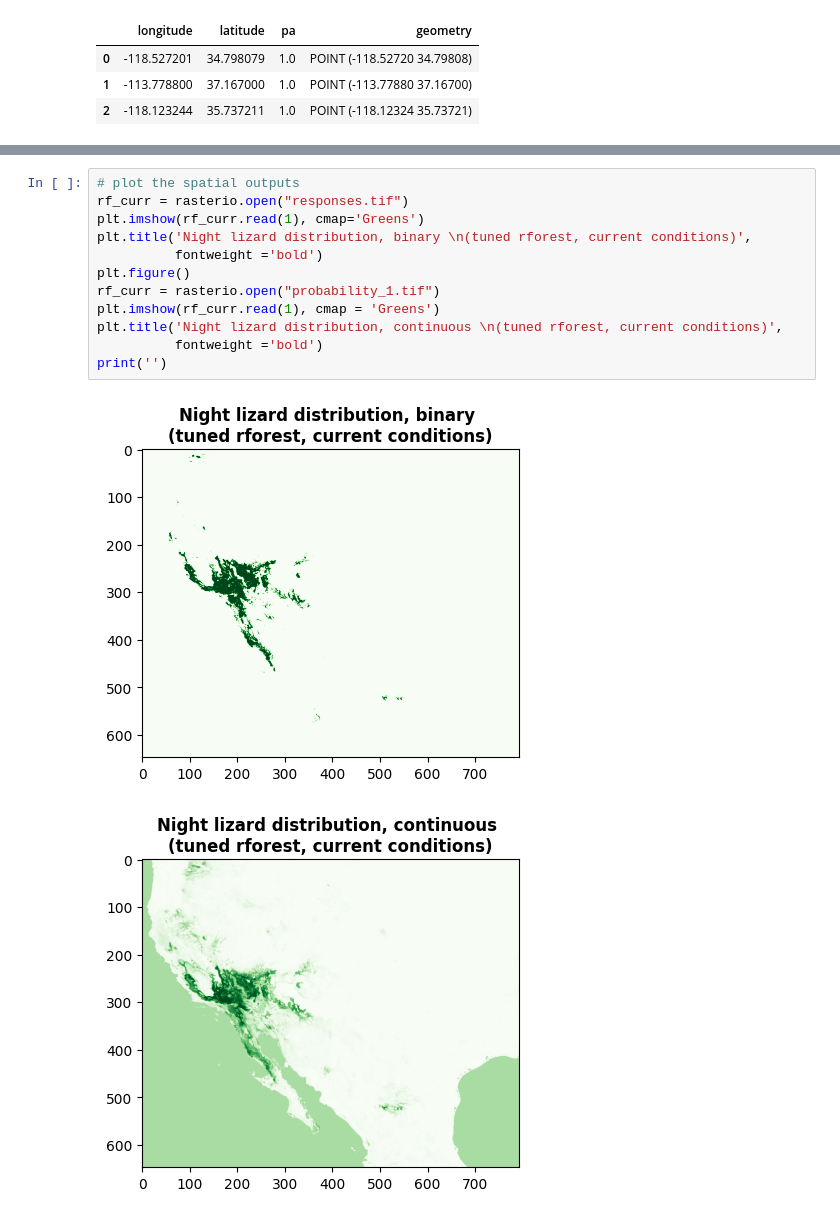
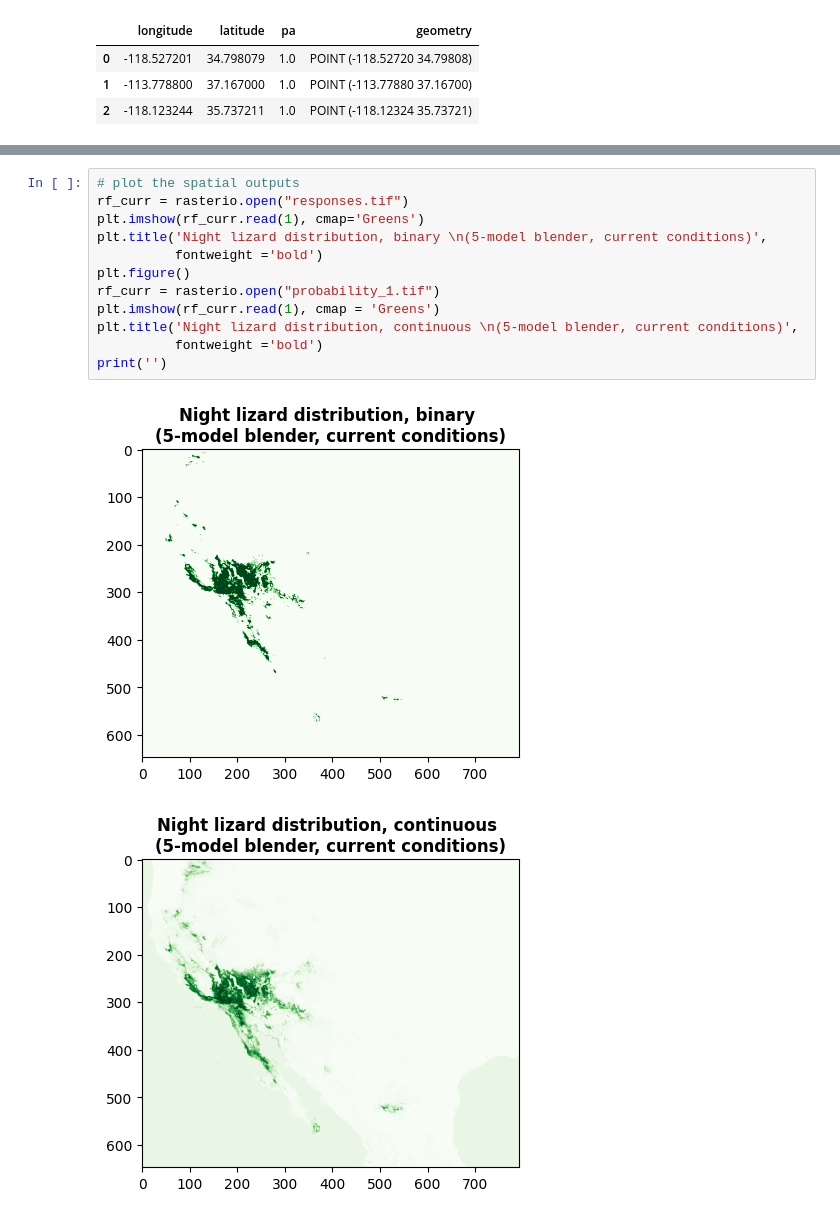
Before and after one commit to daniel-furman/ensemble-climate-projections, a Jupyter notebook: Comparing_MLs.ipynb, the cells around one changed output, grey strips where cells are left out. Cells and saved outputs as stored; diff of their text form.

```diff
--- a/Comparing_MLs.ipynb
+++ b/Comparing_MLs.ipynb
@@ -133,15 +137,15 @@ impute(target_xs, rf, raster_info,
 # %%
 # plot the spatial outputs
 rf_curr = rasterio.open("responses.tif")
 plt.imshow(rf_curr.read(1), cmap='Greens')
-plt.title('Night lizard distribution, binary \n(tuned rforest, current conditions)',
+plt.title('Night lizard distribution, binary \n(5-model blender, current conditions)',
           fontweight ='bold')
 plt.figure()
 rf_curr = rasterio.open("probability_1.tif")
 plt.imshow(rf_curr.read(1), cmap = 'Greens')
-plt.title('Night lizard distribution, continuous \n(tuned rforest, current conditions)',
+plt.title('Night lizard distribution, continuous \n(5-model blender, current conditions)',
           fontweight ='bold')
 print('')
 # %% [output]
-[figure, old version]
+[figure, new version]
-[figure, old version]
+[figure, new version]
```
Also changed, not shown: parts of 13 cells of this notebook, 2 other files.
